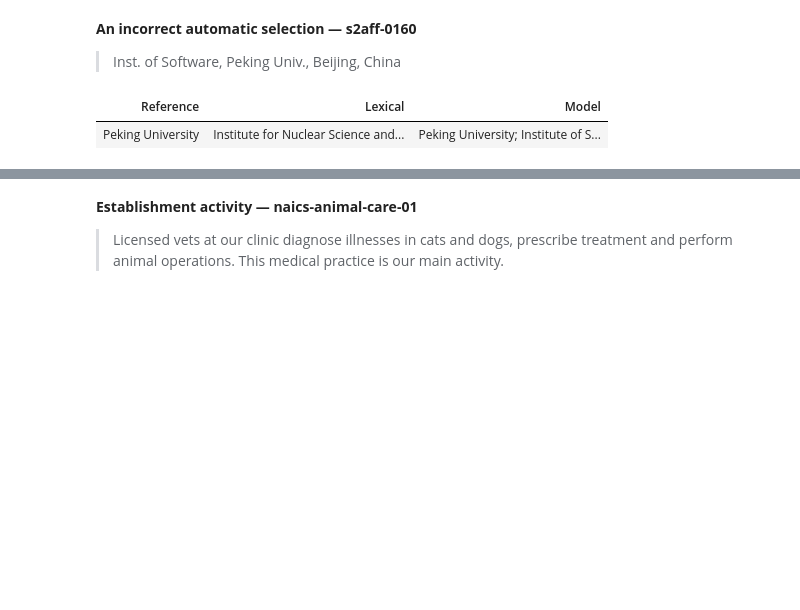
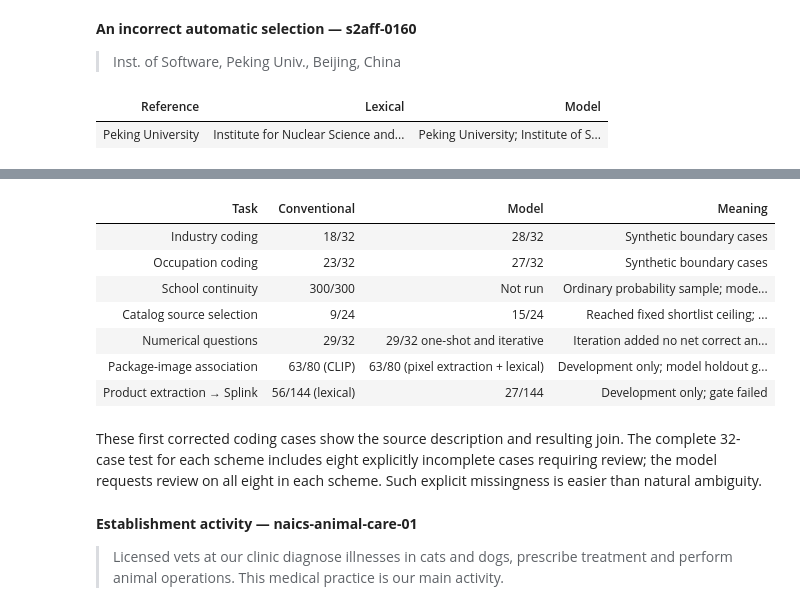
Before and after one commit to hananather/LLM-notes, a Jupyter notebook: LLM_basics/nso-semantic-workflows.ipynb, the cells around one changed output, grey strips where cells are left out. Drawn from its saved outputs; the diff is of its cells as text; code cells hidden in the pictures; blank space fills up the shorter version.

```diff
--- a/LLM_basics/nso-semantic-workflows.ipynb
+++ b/LLM_basics/nso-semantic-workflows.ipynb
@@ -161,3 +242,28 @@ The following are the first corrected test cases by ID within each scheme. They
+# %%
+rows = []
+for scheme, label in [('naics', 'Industry coding'), ('noc', 'Occupation coding')]:
+    s = report['coding']['test']['schemes'][scheme]
+    rows.append({'Task': label, 'Conventional': f"{s['baseline_correct']}/{s['n']}",
+                 'Model': f"{s['model_correct']}/{s['n']}", 'Meaning': 'Synthetic boundary cases'})
+rows += [
+    {'Task': 'School continuity', 'Conventional': '300/300', 'Model': 'Not run', 'Meaning': 'Ordinary probability sample; model spending stopped'},
+    {'Task': 'Catalog source selection', 'Conventional': '9/24', 'Model': '15/24', 'Meaning': 'Reached fixed shortlist ceiling; 9 targets not retrieved'},
+    {'Task': 'Numerical questions', 'Conventional': '29/32', 'Model': '29/32 one-shot and iterative', 'Meaning': 'Iteration added no net correct answers'},
+    {'Task': 'Package-image association', 'Conventional': '63/80 (CLIP)', 'Model': '63/80 (pixel extraction + lexical)', 'Meaning': 'Development only; model holdout gate failed'},
+    {'Task': 'Product extraction → Splink', 'Conventional': '56/144 (lexical)', 'Model': '27/144', 'Meaning': 'Development only; gate failed'},
+]
+table(rows)
+# %% [output]
+| Task | Conventional | Model | Meaning |
+| Industry coding | 18/32 | 28/32 | Synthetic boundary cases |
+| Occupation coding | 23/32 | 27/32 | Synthetic boundary cases |
+| School continuity | 300/300 | Not run | Ordinary probability sample; mode... |
+| Catalog source selection | 9/24 | 15/24 | Reached fixed shortlist ceiling; ... |
+| Numerical questions | 29/32 | 29/32 one-shot and iterative | Iteration added no net correct an... |
+| Package-image association | 63/80 (CLIP) | 63/80 (pixel extraction + lexical) | Development only; model holdout g... |
+| Product extraction → Splink | 56/144 (lexical) | 27/144 | Development only; gate failed |
+# %% [markdown]
+These first corrected coding cases show the source description and resulting join. The complete 32-case test for each scheme includes eight explicitly incomplete cases requiring review; the model requests review on all eight in each scheme. Such explicit missingness is easier than natural ambiguity.
 # %%
 for scheme,label in [('naics','Establishment activity'),('noc','Individual occupation')]:
     x=report['coding']['test']['schemes'][scheme]['examples']['corrected']
```
Also changed, not shown: parts of 49 cells of this notebook, 40 other files.
